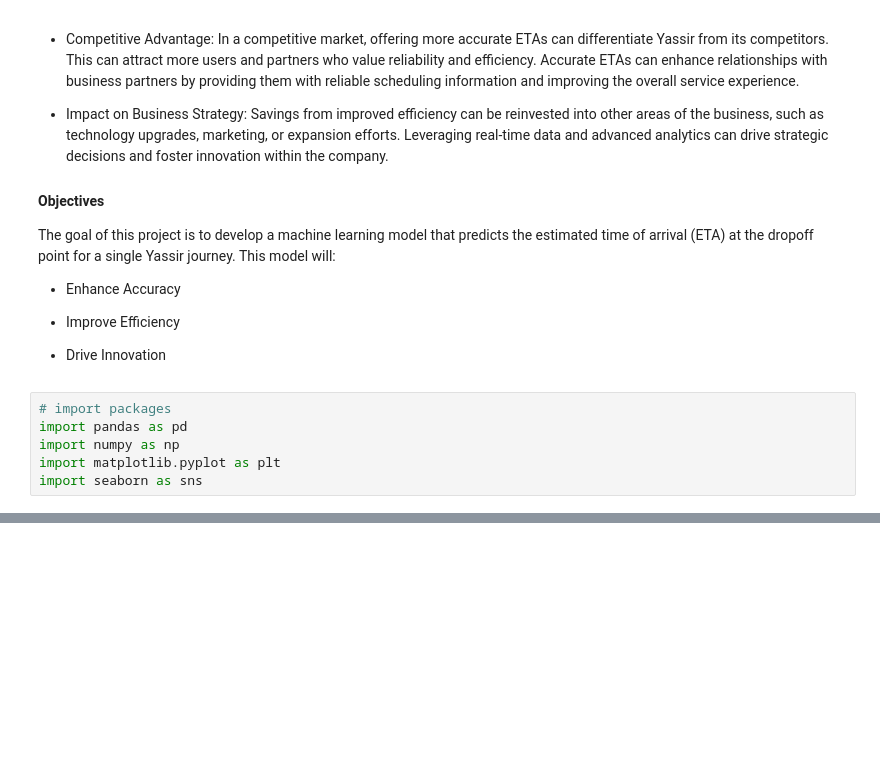
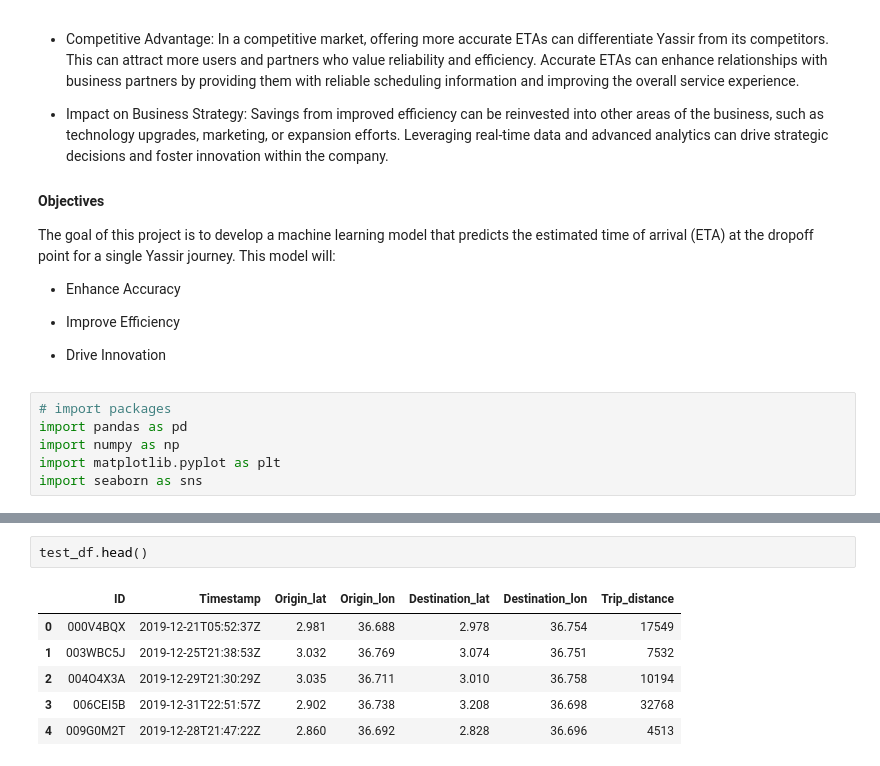
Before and after one commit to damzking/final-pro, a Jupyter notebook: Notebook/ETA-prediction.ipynb, the cells around one changed output, grey strips where cells are left out. Drawn from its saved outputs; the diff is of its cells as text; blank space fills up the shorter version.

```diff
--- a/Notebook/ETA-prediction.ipynb
+++ b/Notebook/ETA-prediction.ipynb
@@ -43,0 +55,9 @@ Sample_df = pd.read_csv('../Dataset/SampleSubmission.csv')
+# %%
+test_df.head()
+# %% [output]
+|  | ID | Timestamp | Origin_lat | Origin_lon | Destination_lat | Destination_lon | Trip_distance |
+| 0 | 000V4BQX | 2019-12-21T05:52:37Z | 2.981 | 36.688 | 2.978 | 36.754 | 17549 |
+| 1 | 003WBC5J | 2019-12-25T21:38:53Z | 3.032 | 36.769 | 3.074 | 36.751 | 7532 |
+| 2 | 004O4X3A | 2019-12-29T21:30:29Z | 3.035 | 36.711 | 3.010 | 36.758 | 10194 |
+| 3 | 006CEI5B | 2019-12-31T22:51:57Z | 2.902 | 36.738 | 3.208 | 36.698 | 32768 |
+| 4 | 009G0M2T | 2019-12-28T21:47:22Z | 2.860 | 36.692 | 2.828 | 36.696 | 4513 |
```
Also changed, not shown: parts of 24 cells of this notebook.
